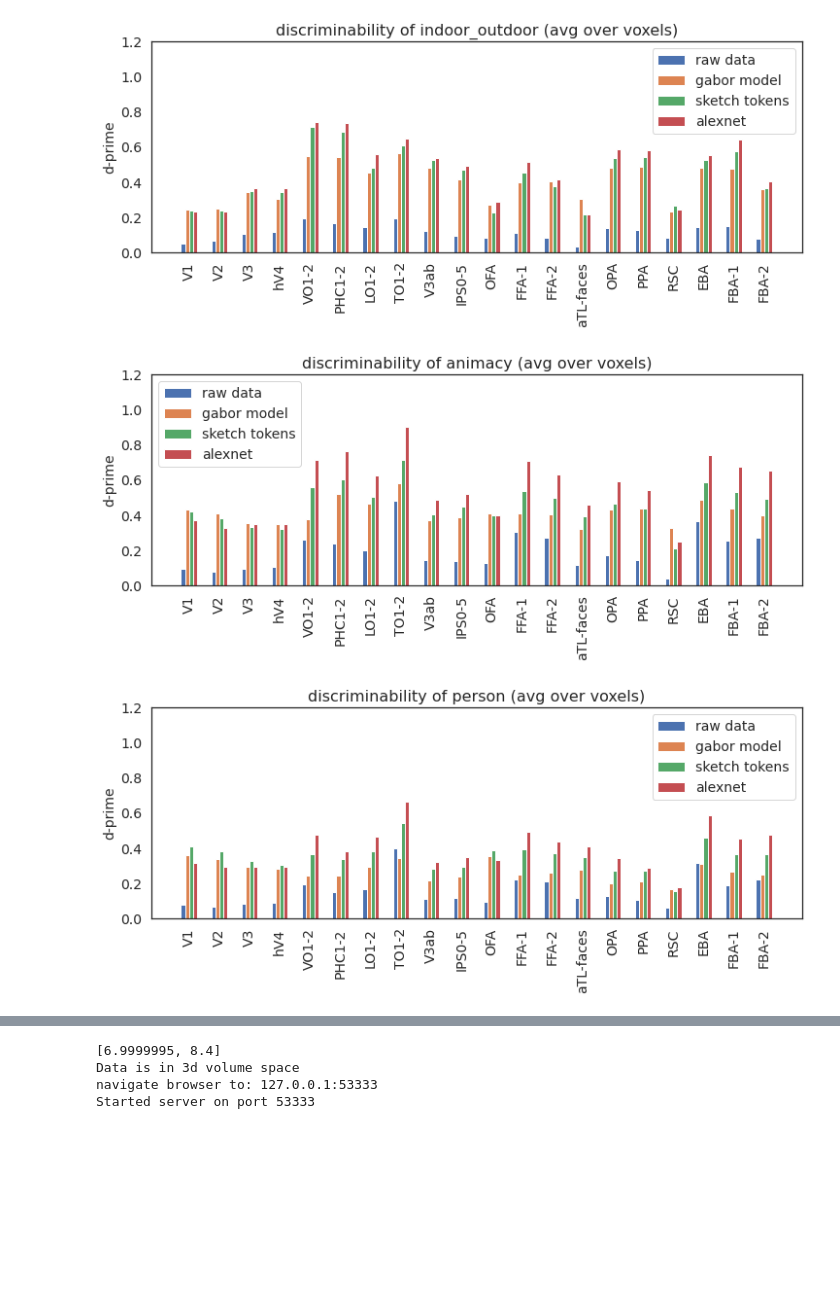
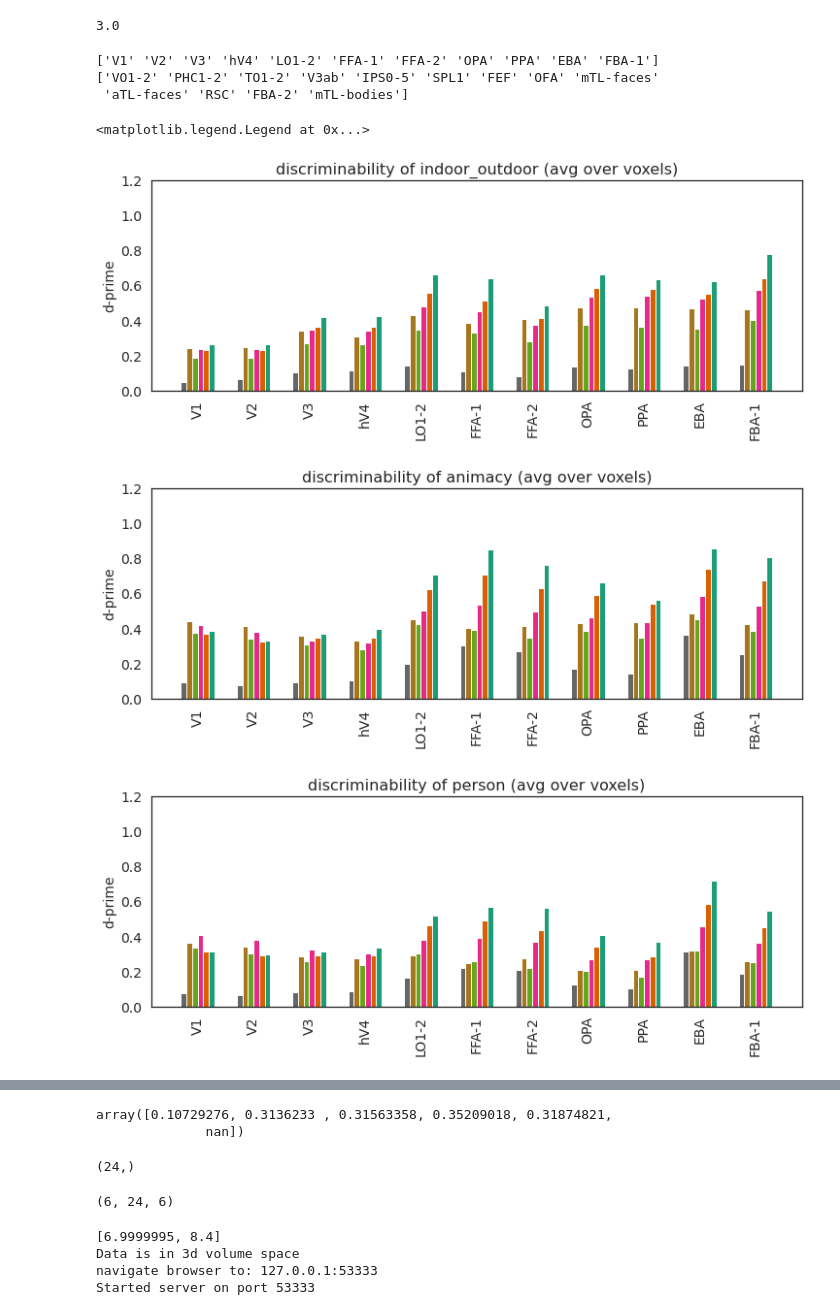
Before and after one commit to mmhenderson/modfit, a Jupyter notebook: notebooks/other_analyses/compare_semantic_discrim.ipynb, the cells around one changed output, grey strips where cells are left out. Saved outputs shown, nothing was run; the diff lists cells and outputs as text; code cells hidden in the pictures; blank space fills up the shorter version.

```diff
--- a/notebooks/other_analyses/compare_semantic_discrim.ipynb
+++ b/notebooks/other_analyses/compare_semantic_discrim.ipynb
@@ -22,14 +22,19 @@ from utils import roi_utils, nsd_utils, default_paths, stats_utils
 
 subject = 1
 volume_space=True
-fitting_types = ['semantic_discrim_raw','gabor_solo_ridge_12ori_8sf','sketch_tokens', 'alexnet_all_conv_pca']
+feature_type_list_long = ['semantic_discrim_raw','gabor_solo_ridge_12ori_8sf',\
+                 'texture_pyramid_ridge_4ori_4sf','sketch_tokens',\
+                 'alexnet_all_conv_pca', 'clip_RN50_all_resblocks_pca']
+feature_type_list = ['raw','gabor',\
+                 'texture_pyramid','sketch_tokens',\
+                 'alexnet', 'clip']
 # fitting_types = ['semantic_animacy','gabor_solo_ridge_12ori_8sf','sketch_tokens', 'alexnet_all_conv']
 
-nf = [0,0,0,0]
+nf = [0,0,0,0,0,0]
 discrim = []
 outlist = []
 root = os.path.dirname(os.path.dirname(os.getcwd()))
-for fi, fitting_type in enumerate(fitting_types):
+for fi, fitting_type in enumerate(feature_type_list_long):
     out, fig_save_folder = load_fits.load_fit_results(subject, volume_space, fitting_type, \
                                                       n_from_end=nf[fi], root=root, verbose=True);
 #     load_fits.print_output_summary(out)
@@ -68,3 +144,7 @@ len(np.arange(1,32,2))
+# %%
+retlabs[1801]
+# %% [output]
+3.0
 # %%
 # roi_def = roi_utils.get_combined_rois(subject,include_all=True,include_body=False,volume_space=True,verbose=False)
 roi_def = roi_utils.get_combined_rois(subject,include_all=True,include_body=True,volume_space=True,verbose=False)
@@ -84,47 +164,64 @@ is_ret = np.arange(0, n_rois)<nret
 is_face = (np.arange(0, n_rois)>=nret) & (np.arange(0, n_rois)<nret+nface)
 is_place = (np.arange(0, n_rois)>=nret+nface) & (np.arange(0, n_rois)<nret+nface+nplace)
 is_body = np.arange(0, n_rois)>=nret+nface+nplace
+# %%
+areas2plot = np.array([0,1,2,3,6,13,14,17,18,20,21])
+print(np.array(roi_names)[areas2plot])
+print(np.array(roi_names)[~np.isin(np.arange(len(roi_names)), areas2plot)])
+# %% [output]
+['V1' 'V2' 'V3' 'hV4' 'LO1-2' 'FFA-1' 'FFA-2' 'OPA' 'PPA' 'EBA' 'FBA-1']
+['VO1-2' 'PHC1-2' 'TO1-2' 'V3ab' 'IPS0-5' 'SPL1' 'FEF' 'OFA' 'mTL-faces'
+ 'aTL-faces' 'RSC' 'FBA-2' 'mTL-bodies']
 # %%
 
-fitting_names = ['raw data','gabor model','sketch tokens','alexnet']
-# fitting_names = ['animacy','gabor model','sketch tokens','alexnet']
+feature_colors = np.flipud(cm.Dark2(np.linspace(0,1,len(feature_type_list))))
 
 discrim_type_list = ['indoor_outdoor','animacy','person','food','vehicle','animal']
 n_sem_axes = len(discrim_type_list)
 mean_discrim_each_roi = np.zeros((len(fitting_types),n_rois, n_sem_axes))
+sem_discrim_each_roi = np.zeros((len(fitting_types),n_rois, n_sem_axes))
 
 for ff in range(len(fitting_types)):
     for rr in range(n_rois):
-        if rr not in skip_inds:
+        if rr in areas2plot:
             if is_ret[rr]:
                 inds_this_roi = retlabs==rr
             elif is_face[rr]:
                 inds_this_roi = facelabs==(rr-nret)
             elif is_place[rr]:
                 inds_this_roi = placelabs==(rr-nret-nface)
             elif is_body[rr]:
                 inds_this_roi = bodylabs==(rr-nret-nface-nplace)
-            mean_discrim_each_roi[ff,rr,:] = np.mean(np.abs(discrim[ff][inds_this_roi,:]), axis=0)
+            mean_discrim_each_roi[ff,rr,:] = np.nanmean(np.abs(discrim[ff][inds_this_roi,:]), axis=0)
+            sem_discrim_each_roi[ff,rr,:] = np.nanstd(np.abs(discrim[ff][inds_this_roi,:]), \
+                                                      axis=0)/np.sqrt(np.sum(inds_this_roi))
         else:
             mean_discrim_each_roi[ff,rr,:] = np.nan
 
-bar_jitters = np.linspace(-0.2, 0.2,len(fitting_types))
+bar_jitters = np.linspace(-0.25, 0.25,len(fitting_types))
 bar_width = np.diff(bar_jitters[0:2])[0]
 for aa, discrim_type in enumerate(discrim_type_list):
     plt.figure(figsize=(12,4));
-    inds2use = ~np.isin(np.arange(n_rois), skip_inds)
-#     inds2use = ~np.isnan(dprime_vals[:,aa])
+    inds2use = np.isin(np.arange(n_rois), areas2plot)
     n_rois_plot = np.sum(inds2use)
     for fi in range(len(fitting_types)):
         plt.bar(np.arange(n_rois_plot)+bar_jitters[fi],mean_discrim_each_roi[fi,inds2use,aa],\
-                width=bar_width)
+                width=bar_width, color=feature_colors[fi,:])
+#         plt.errorbar(np.arange(n_rois_plot)+bar_jitters[fi],mean_discrim_each_roi[fi,inds2use,aa],\
+#                      sem_discrim_each_roi[fi,inds2use,aa], ecolor='k', \
+#                     ls='none',zorder=10)
     plt.xticks(np.arange(n_rois_plot), labels=np.array(roi_names)[inds2use], rotation=90);
     plt.ylabel('d-prime')
     plt.title('discriminability of %s (avg over voxels)'%discrim_type)
     plt.ylim([0,1.2])
 
-    plt.legend(fitting_names)
+plt.figure();
+for aa, discrim_type in enumerate(discrim_type_list):
+    plt.bar([aa],[1],color=feature_colors[aa,:])
+plt.ylim([0,3])
+plt.legend(feature_type_list)
 # %% [output]
+<matplotlib.legend.Legend at 0x...>
-[figure, old version]
+[figure, new version]
-[figure, old version]
+[figure, new version]
-[figure, old version]
+[figure, new version]
@@ -134,3 +232,16 @@ for aa, discrim_type in enumerate(discrim_type_list):
+# %%
+mean_discrim_each_roi[:,0,4]
+# %% [output]
+array([0.10729276, 0.3136233 , 0.31563358, 0.35209018, 0.31874821,
+              nan])
+# %%
+inds2use.shape
+# %% [output]
+(24,)
+# %%
+mean_discrim_each_roi.shape
+# %% [output]
+(6, 24, 6)
 # %%
 # Make plots in pycortex for variance partitioning analysis
 
```
Also changed, not shown: parts of 15 cells of this notebook, 6 other files.
